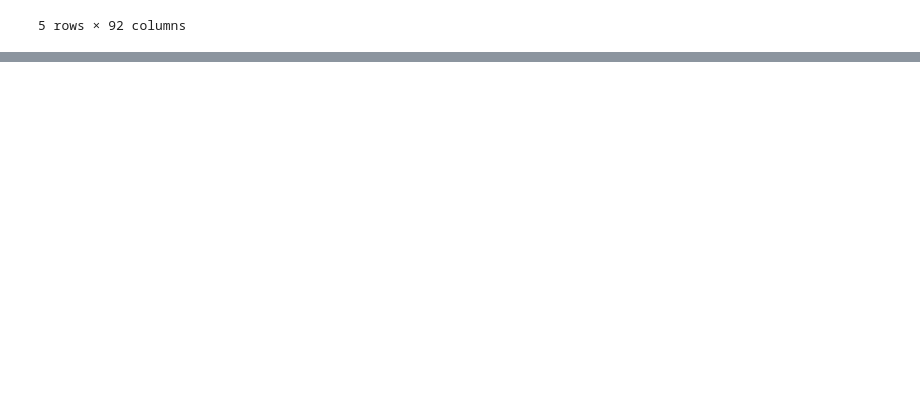
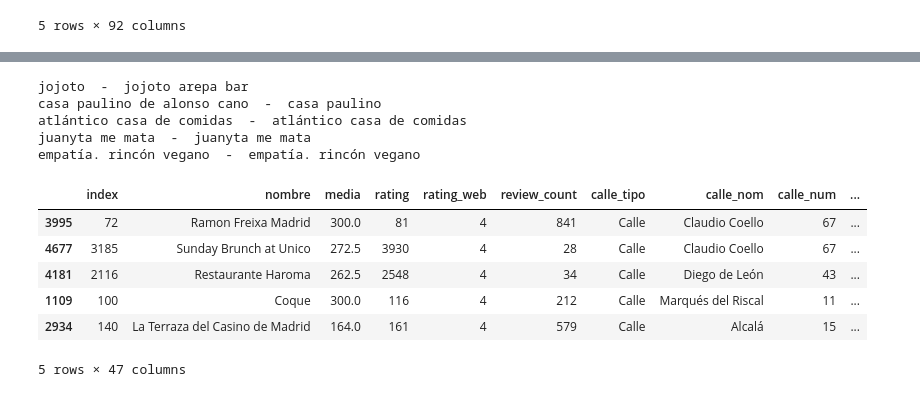
Before and after one commit to cmorenocobian/master, a Jupyter notebook: Entrega.ipynb, the cells around one changed output, grey strips where cells are left out. Saved outputs shown, nothing was run; the diff lists cells and outputs as text; code cells hidden in the pictures; blank space fills up the shorter version.

```diff
--- a/Entrega.ipynb
+++ b/Entrega.ipynb
@@ -217,0 +275,10 @@ tenedor.head(5)
+# %%
+#
+for i in range(5,10):
+    print(parecidos[i][0], ' - ', parecidos[i][1])
+# %% [output]
+jojoto  -  jojoto arepa bar
+casa paulino de alonso cano  -  casa paulino
+atlántico casa de comidas  -  atlántico casa de comidas
+juanyta me mata  -  juanyta me mata
+empatía. rincón vegano  -  empatía. rincón vegano
@@ -217,0 +310,12 @@ tenedor.head(5)
+# %%
+#El resultado es el dataset con el que se va a trabajar y que reúne toda la información necesaria
+restaurantes = pd.read_pickle('restaurantes.pkl')
+restaurantes.head(5)
+# %% [output]
+|  | index | nombre | media | rating | rating_web | review_count | calle_tipo | calle_nom | calle_num | ... |
+| 3995 | 72 | Ramon Freixa Madrid | 300.0 | 81 | 4 | 841 | Calle | Claudio Coello | 67 | ... |
+| 4677 | 3185 | Sunday Brunch at Unico | 272.5 | 3930 | 4 | 28 | Calle | Claudio Coello | 67 | ... |
+| 4181 | 2116 | Restaurante Haroma | 262.5 | 2548 | 4 | 34 | Calle | Diego de León | 43 | ... |
+| 1109 | 100 | Coque | 300.0 | 116 | 4 | 212 | Calle | Marqués del Riscal | 11 | ... |
+| 2934 | 140 | La Terraza del Casino de Madrid | 164.0 | 161 | 4 | 579 | Calle | Alcalá | 15 | ... |
+5 rows × 47 columns
```
Also changed, not shown: parts of 10 cells of this notebook, 3 other files.
